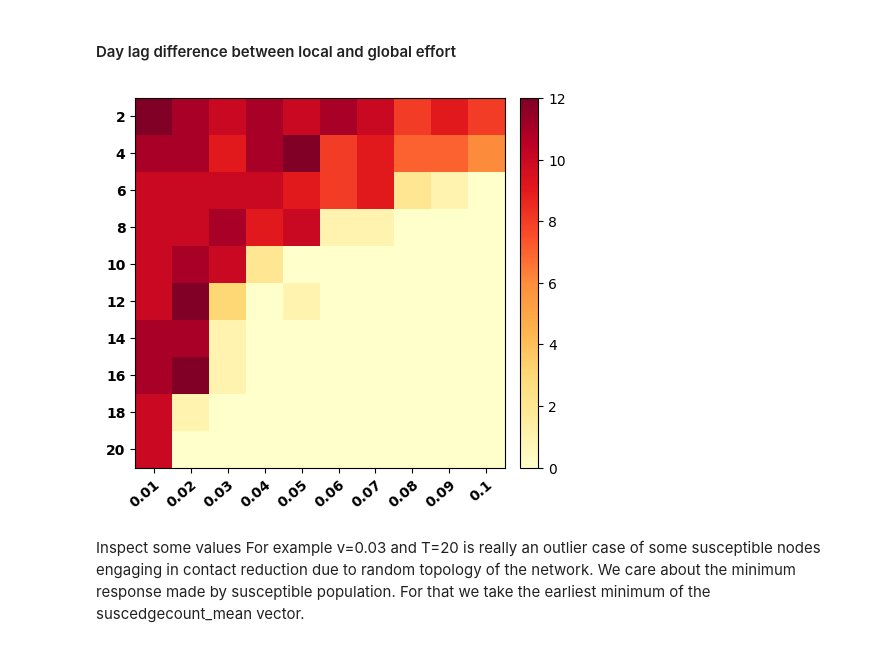
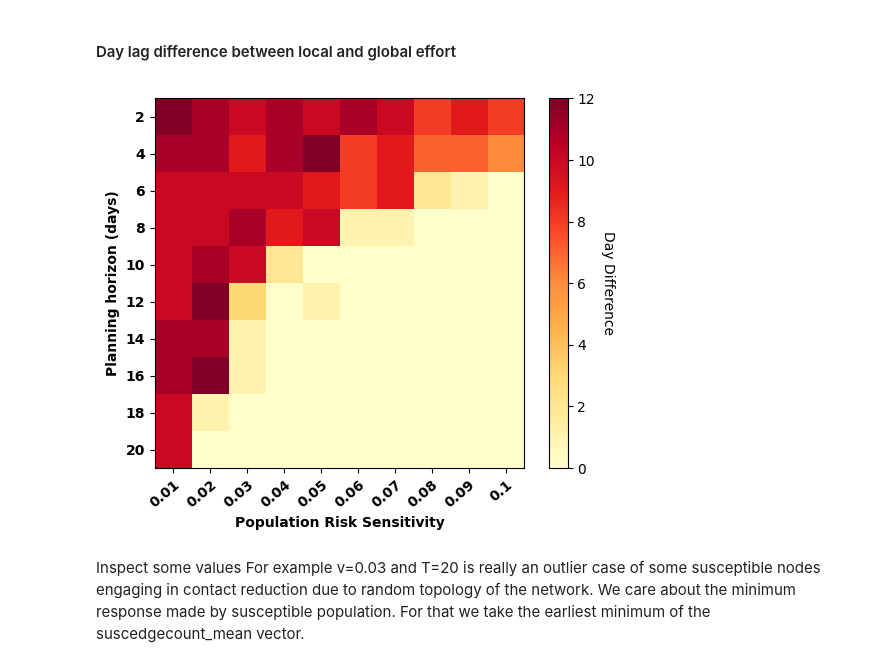
Before and after one commit to JimmyCalvoMonge/AdaptiveNetworks, a Jupyter notebook: network_experiments.ipynb, the cells around one changed output. Cells and saved outputs as stored; diff of their text form; code cells hidden in the pictures.

```diff
--- a/network_experiments.ipynb
+++ b/network_experiments.ipynb
@@ -4,10 +4,10 @@ from matplotlib import pyplot as plt
 import numpy as np
 import plotly.express as px
 # %%
-# epidist_data = pd.read_csv('./Data/20251101184108_epidist_heatmap_data.csv')
-# bepidist_data = pd.read_csv('./Data/20251101184108_bepidist_heatmap_data.csv')
-# epidist_data = epidist_data.apply(pd.to_numeric)
-# bepidist_data = bepidist_data.apply(pd.to_numeric)
-# print(bepidist_data['V'].unique().tolist())
-# print(bepidist_data['T'].unique().tolist())
+epidist_data = pd.read_csv('./Data/20251102192459_epidist_heatmap_data.csv')
+bepidist_data = pd.read_csv('./Data/20251102192459_bepidist_heatmap_data.csv')
+epidist_data = epidist_data.apply(pd.to_numeric)
+bepidist_data = bepidist_data.apply(pd.to_numeric)
+print(bepidist_data['V'].unique().tolist())
+print(bepidist_data['T'].unique().tolist())
 # %% [output]
@@ -1103,6 +1067,8 @@ plt.show()
 # %% [markdown]
 #### Day lag difference between local and global effort
 # %%
+import numpy as np
+from scipy.signal import argrelextrema
 data_min = pd.DataFrame({})
 for v in bepidist_data['V'].unique():
     for T in bepidist_data['T'].unique():
@@ -1116,6 +1082,7 @@ for v in bepidist_data['V'].unique():
             min_ctc_day_sus_array = argrelextrema(mean_ctc_sus_, np.less)
             min_ctc_day_sus_ = int(min_ctc_day_sus_array[0][0])
         except Exception as e:
+            # print(e)
             mean_ctc_sus_ = bepidist['suscedgecount_mean'].tolist()
             min_ctc_day_sus_ = np.nanargmin(mean_ctc_sus_)
 
@@ -1141,46 +1108,49 @@ data = np.transpose(np.abs(plot1_data.values))
 #     vals = f"{{{','.join(vals)}}},"
 #     print(vals)
 
 # Heat map
 fig, ax = plt.subplots()
 im = ax.imshow(data, cmap = cmap)
 
 # Add the labels
 ax.set_xticks(np.arange(len(xlabs)))
 ax.set_yticks(np.arange(len(ylabs)))
 ax.set_xticklabels(xlabs)
 ax.set_yticklabels(ylabs)
 
 # Rotate the labels of the X-axis
 plt.setp(ax.get_xticklabels(), rotation = 40,
          ha = "right", rotation_mode = "anchor")
 
 # Add the color bar
-# cbar = ax.figure.colorbar(im, ax = ax)
-# cbar.ax.set_ylabel("Day Difference", rotation = -90, va = "bottom")
+cbar = ax.figure.colorbar(im, ax = ax)
+cbar.ax.set_ylabel("Day Difference", rotation = -90, va = "bottom")
 
-# Create colorbar with same height as heatmap
-from mpl_toolkits.axes_grid1 import make_axes_locatable
-# Create an axes divider for the heatmap
-divider = make_axes_locatable(ax)
-# Append a new axes for the colorbar, same height as ax
-cax = divider.append_axes("right", size="5%", pad=0.15)
-# Add colorbar to the new axes
-cbar = plt.colorbar(im, cax=cax)
+# # Create colorbar with same height as heatmap
+# from mpl_toolkits.axes_grid1 import make_axes_locatable
+# # Create an axes divider for the heatmap
+# divider = make_axes_locatable(ax)
+# # Append a new axes for the colorbar, same height as ax
+# cax = divider.append_axes("right", size="5%", pad=0.15)
+# # Add colorbar to the new axes
+# cbar = plt.colorbar(im, cax=cax)
 
 # Rotate the labels of the X-axis
 plt.setp(ax.get_xticklabels(), rotation = 40,
          ha = "right", rotation_mode = "anchor", fontweight='bold')
 plt.setp(ax.get_yticklabels(),
          ha = "right", rotation_mode = "anchor", fontweight='bold')
 
 # I'll add the labels later
 # plt.title(f"Difference of Days at Min. Avg. Edge Reduction (Susceptibles - Global)")
-# plt.xlabel("Utility shape parameter")
-# plt.ylabel("Planning horizon (days)")
+plt.xlabel("Population Risk Sensitivity", fontweight='bold')
+plt.ylabel("Planning horizon (days)", fontweight='bold')
+
+# Save the figure
+plt.savefig('./Figures/Heatmap_daylag.png', dpi=300, bbox_inches='tight')
 plt.show()
 # %% [output]
-[figure, old version]
+[figure, new version]
 # %% [markdown]
 Inspect some values
 For example v=0.03 and T=20 is really an outlier case of some susceptible nodes engaging in contact reduction due to random topology of the network.
```
Also changed, not shown: parts of 10 cells of this notebook, 12 other files.
